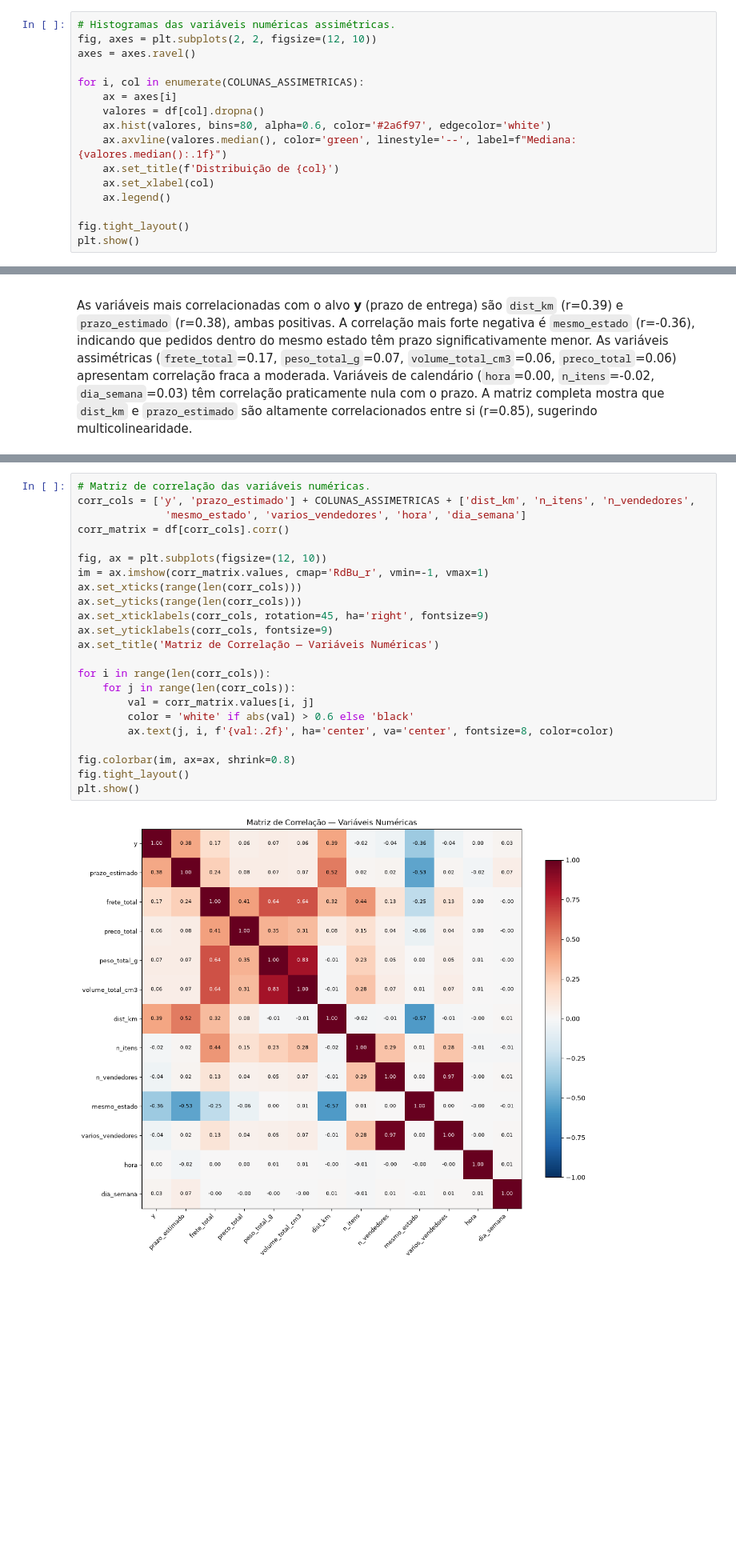
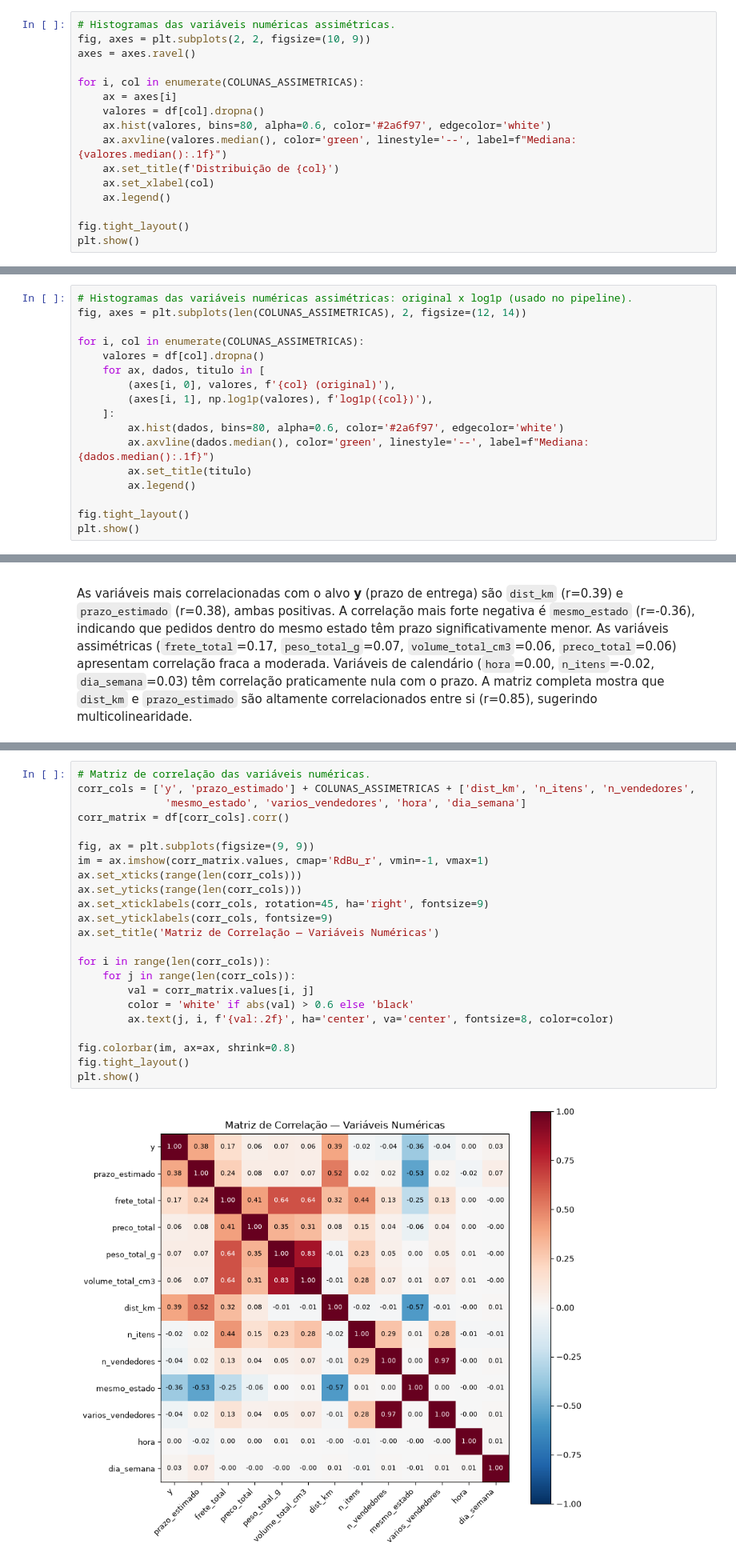
Before and after one commit to Joao-ava/olist, a Jupyter notebook: notebooks/etapa3_eda.ipynb, the cells around one changed output, grey strips where cells are left out. Shown at 80% size. Saved outputs shown, nothing was run; the diff lists cells and outputs as text; blank space fills up the shorter version.

Commit message:
fix: adjust step 3 EDA histograms

```diff
--- a/notebooks/etapa3_eda.ipynb
+++ b/notebooks/etapa3_eda.ipynb
@@ -150,7 +150,7 @@ plt.show()
 [figure]
 # %%
 # Histogramas das variáveis numéricas assimétricas.
-fig, axes = plt.subplots(2, 2, figsize=(12, 10))
+fig, axes = plt.subplots(2, 2, figsize=(10, 9))
 axes = axes.ravel()
 
 for i, col in enumerate(COLUNAS_ASSIMETRICAS):
@@ -168,0 +167,17 @@ plt.show()
+# %%
+# Histogramas das variáveis numéricas assimétricas: original x log1p (usado no pipeline).
+fig, axes = plt.subplots(len(COLUNAS_ASSIMETRICAS), 2, figsize=(12, 14))
+
+for i, col in enumerate(COLUNAS_ASSIMETRICAS):
+    valores = df[col].dropna()
+    for ax, dados, titulo in [
+        (axes[i, 0], valores, f'{col} (original)'),
+        (axes[i, 1], np.log1p(valores), f'log1p({col})'),
+    ]:
+        ax.hist(dados, bins=80, alpha=0.6, color='#2a6f97', edgecolor='white')
+        ax.axvline(dados.median(), color='green', linestyle='--', label=f"Mediana: {dados.median():.1f}")
+        ax.set_title(titulo)
+        ax.legend()
+
+fig.tight_layout()
+plt.show()
@@ -316,28 +339,28 @@ As variáveis mais correlacionadas com o alvo **y** (prazo de entrega) são `dis
 # %%
 # Matriz de correlação das variáveis numéricas.
 corr_cols = ['y', 'prazo_estimado'] + COLUNAS_ASSIMETRICAS + ['dist_km', 'n_itens', 'n_vendedores',
               'mesmo_estado', 'varios_vendedores', 'hora', 'dia_semana']
 corr_matrix = df[corr_cols].corr()
 
-fig, ax = plt.subplots(figsize=(12, 10))
+fig, ax = plt.subplots(figsize=(9, 9))
 im = ax.imshow(corr_matrix.values, cmap='RdBu_r', vmin=-1, vmax=1)
 ax.set_xticks(range(len(corr_cols)))
 ax.set_yticks(range(len(corr_cols)))
 ax.set_xticklabels(corr_cols, rotation=45, ha='right', fontsize=9)
 ax.set_yticklabels(corr_cols, fontsize=9)
 ax.set_title('Matriz de Correlação — Variáveis Numéricas')
 
 for i in range(len(corr_cols)):
     for j in range(len(corr_cols)):
         val = corr_matrix.values[i, j]
         color = 'white' if abs(val) > 0.6 else 'black'
         ax.text(j, i, f'{val:.2f}', ha='center', va='center', fontsize=8, color=color)
 
 fig.colorbar(im, ax=ax, shrink=0.8)
 fig.tight_layout()
 plt.show()
 # %% [output]
-[figure, old version]
+[figure, new version]
 # %%
 # Correlação de cada variável com o alvo (y), ordenada.
 corr_y = corr_matrix['y'].drop('y').sort_values(key=abs, ascending=False)
```
Also changed, not shown: parts of 9 cells of this notebook.
